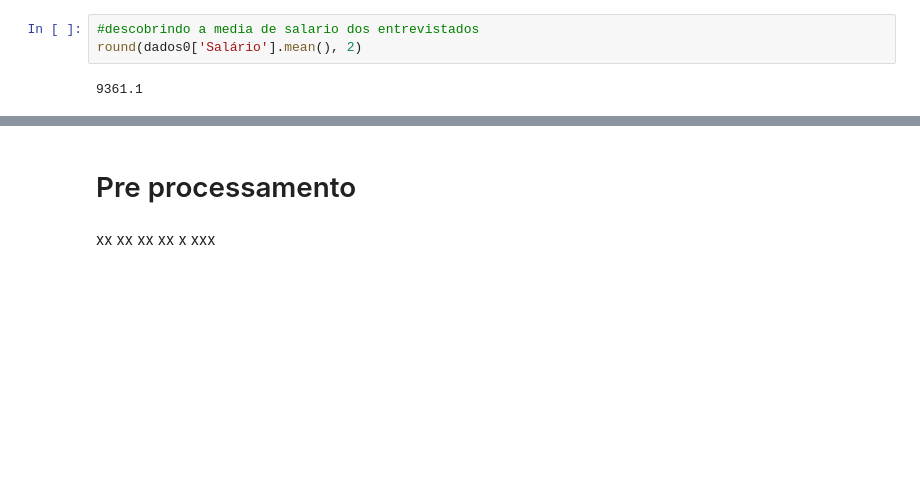
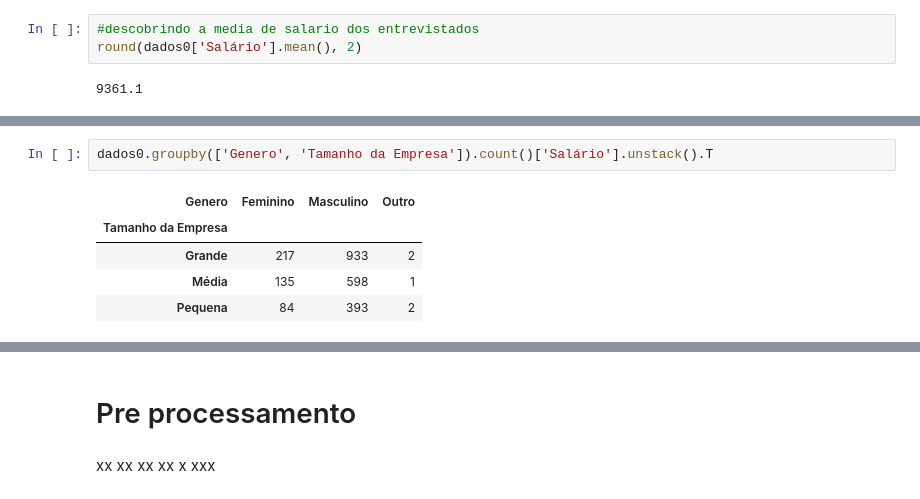
Before and after one commit to DionesGouvea/Salary-Prediction, a Jupyter notebook: Projeto_de_precificacao_de_salario.ipynb, the cells around one changed output, grey strips where cells are left out. Drawn from its saved outputs; the diff is of its cells as text; blank space fills up the shorter version.

```diff
--- a/Projeto_de_precificacao_de_salario.ipynb
+++ b/Projeto_de_precificacao_de_salario.ipynb
@@ -214,2 +221,10 @@ round(dados0['Salário'].mean(), 2)
+# %%
+dados0.groupby(['Genero', 'Tamanho da Empresa']).count()['Salário'].unstack().T
+# %% [output]
+| Genero | Feminino | Masculino | Outro |
+| Tamanho da Empresa |  |  |  |
+| Grande | 217 | 933 | 2 |
+| Média | 135 | 598 | 1 |
+| Pequena | 84 | 393 | 2 |
 # %%
 #visualizando a media de salario por genero e tamanho da empresa
```
Also changed, not shown: parts of 4 cells of this notebook.
